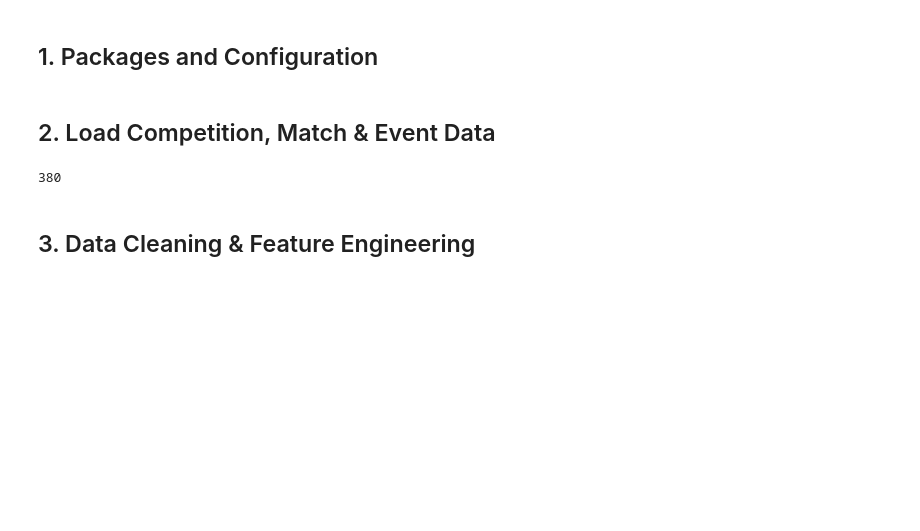
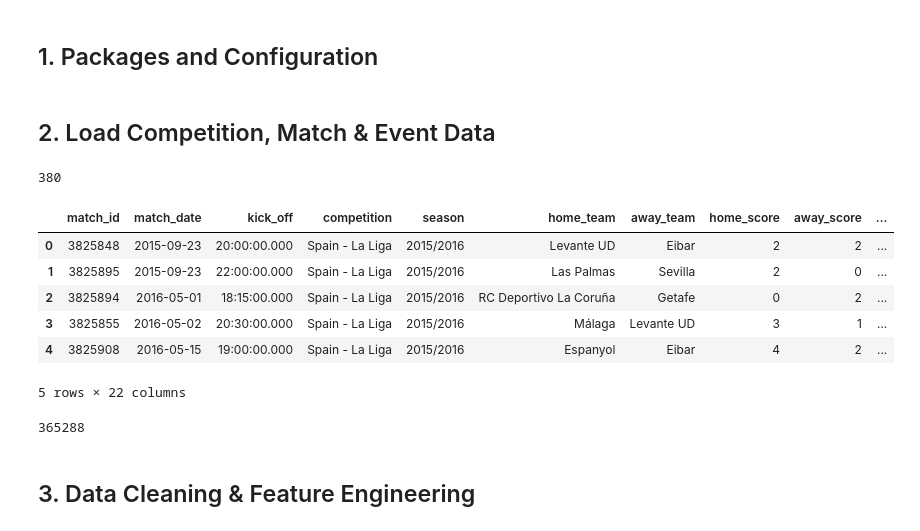
Before and after one commit to vickyfriss/Football-analytics, a Jupyter notebook: 202604 - 2 - Building Pass Clustering Visualisations.ipynb, the cells around one changed output. Cells and saved outputs as stored; diff of their text form; code cells hidden in the pictures; blank space fills up the shorter version.

```diff
--- a/202604 - 2 - Building Pass Clustering Visualisations.ipynb
+++ b/202604 - 2 - Building Pass Clustering Visualisations.ipynb
@@ -63,6 +63,16 @@ matches_df = pd.concat([
 len(matches_df)
 # %% [output]
 380
+# %%
+matches_df.head()
+# %% [output]
+|  | match_id | match_date | kick_off | competition | season | home_team | away_team | home_score | away_score | ... |
+| 0 | 3825848 | 2015-09-23 | 20:00:00.000 | Spain - La Liga | 2015/2016 | Levante UD | Eibar | 2 | 2 | ... |
+| 1 | 3825895 | 2015-09-23 | 22:00:00.000 | Spain - La Liga | 2015/2016 | Las Palmas | Sevilla | 2 | 0 | ... |
+| 2 | 3825894 | 2016-05-01 | 18:15:00.000 | Spain - La Liga | 2015/2016 | RC Deportivo La Coruña | Getafe | 0 | 2 | ... |
+| 3 | 3825855 | 2016-05-02 | 20:30:00.000 | Spain - La Liga | 2015/2016 | Málaga | Levante UD | 3 | 1 | ... |
+| 4 | 3825908 | 2016-05-15 | 19:00:00.000 | Spain - La Liga | 2015/2016 | Espanyol | Eibar | 4 | 2 | ... |
+5 rows × 22 columns
 # %%
 # Extract Pass Events
 
@@ -87,6 +97,10 @@ for match_id in tqdm(matches_df["match_id"], desc="Extracting passes"):
     all_passes.append(passes)
 
 passes_df = pd.concat(all_passes, ignore_index=True)
+# %%
+len(passes_df)
+# %% [output]
+365288
 # %% [markdown]
 ## 3. Data Cleaning & Feature Engineering
 # %%
```
Also changed, not shown: parts of 1 cell of this notebook.
